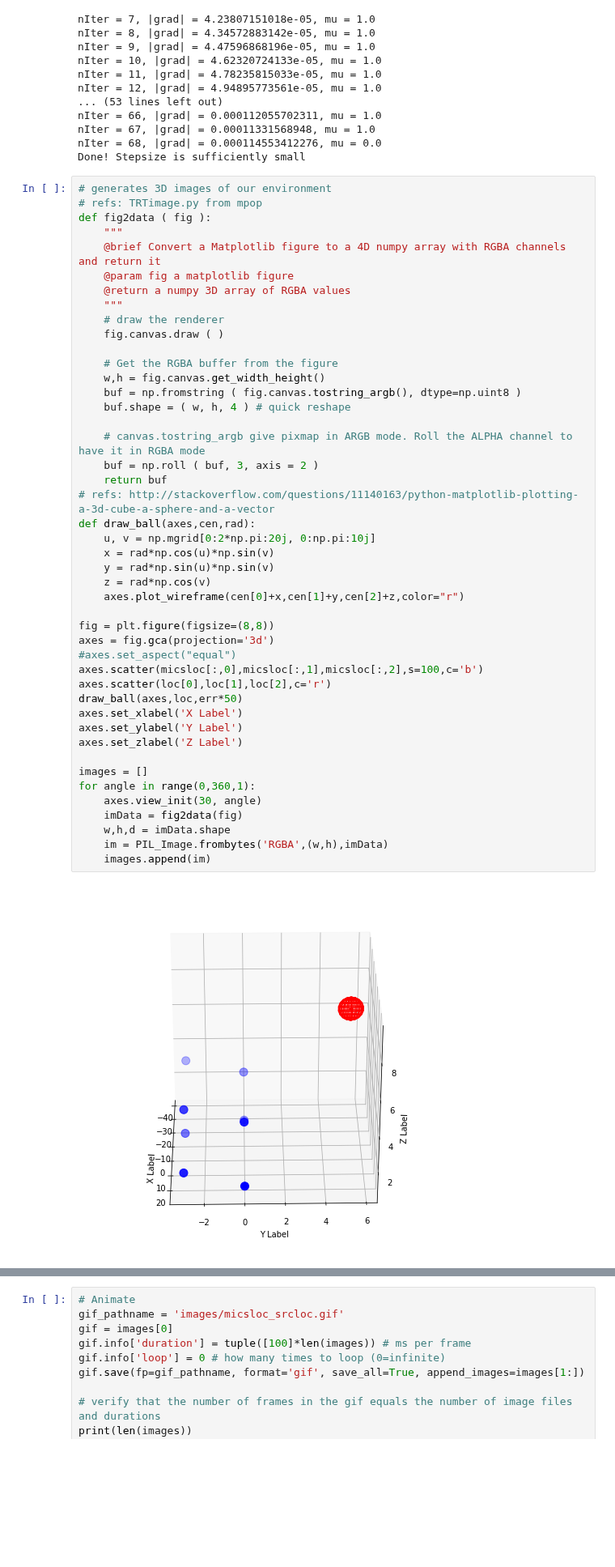
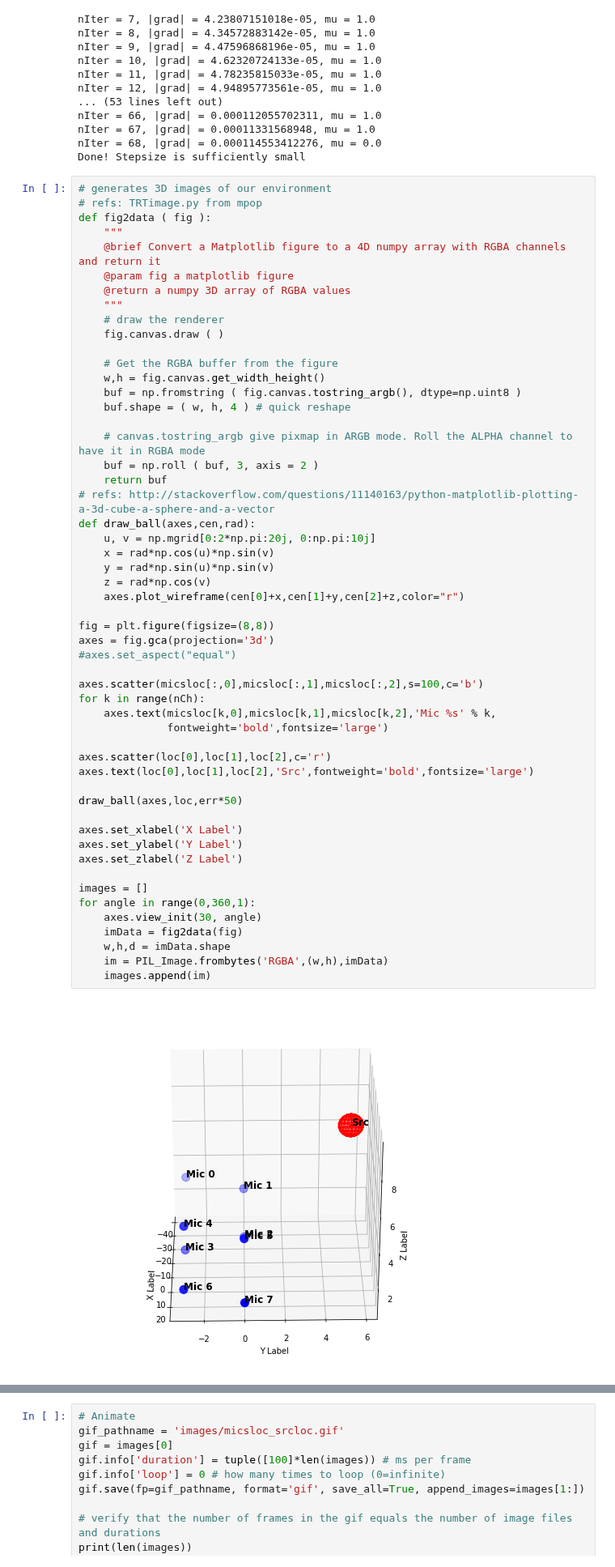
Before and after one commit to longle2718/audio_loc, a Jupyter notebook: python/main.ipynb, the cells around one changed output, grey strips where cells are left out. Shown at 81% size. Saved outputs shown, nothing was run; the diff lists cells and outputs as text; blank space fills up the shorter version.

Commit message:
added labels/texts to the 3d viz

```diff
--- a/python/main.ipynb
+++ b/python/main.ipynb
@@ -185,34 +185,42 @@ def fig2data ( fig ):
 
     # canvas.tostring_argb give pixmap in ARGB mode. Roll the ALPHA channel to have it in RGBA mode
     buf = np.roll ( buf, 3, axis = 2 )
     return buf
 # refs: http://stackoverflow.com/questions/11140163/python-matplotlib-plotting-a-3d-cube-a-sphere-and-a-vector
 def draw_ball(axes,cen,rad):
     u, v = np.mgrid[0:2*np.pi:20j, 0:np.pi:10j]
     x = rad*np.cos(u)*np.sin(v)
     y = rad*np.sin(u)*np.sin(v)
     z = rad*np.cos(v)
     axes.plot_wireframe(cen[0]+x,cen[1]+y,cen[2]+z,color="r")
 
 fig = plt.figure(figsize=(8,8))
 axes = fig.gca(projection='3d')
 #axes.set_aspect("equal")
+
 axes.scatter(micsloc[:,0],micsloc[:,1],micsloc[:,2],s=100,c='b')
+for k in range(nCh):
+    axes.text(micsloc[k,0],micsloc[k,1],micsloc[k,2],'Mic %s' % k,
+              fontweight='bold',fontsize='large')
+
 axes.scatter(loc[0],loc[1],loc[2],c='r')
+axes.text(loc[0],loc[1],loc[2],'Src',fontweight='bold',fontsize='large')
+
 draw_ball(axes,loc,err*50)
+
 axes.set_xlabel('X Label')
 axes.set_ylabel('Y Label')
 axes.set_zlabel('Z Label')
 
 images = []
 for angle in range(0,360,1):
     axes.view_init(30, angle)
     imData = fig2data(fig)
     w,h,d = imData.shape
     im = PIL_Image.frombytes('RGBA',(w,h),imData)
     images.append(im)
 # %% [output]
-[figure, old version]
+[figure, new version]
 # %%
 # sanity checks
 size = fig.get_size_inches()*fig.dpi # size in pixels
```
Also changed, not shown: parts of 1 cell of this notebook.
